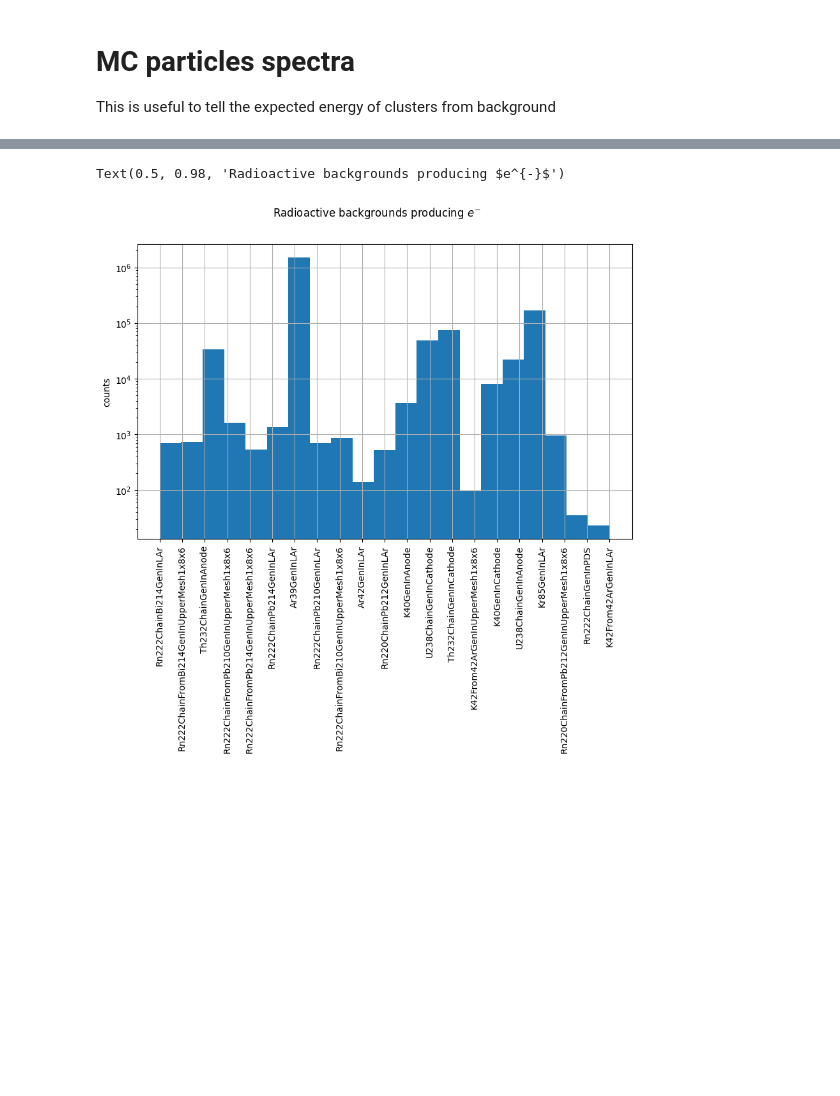
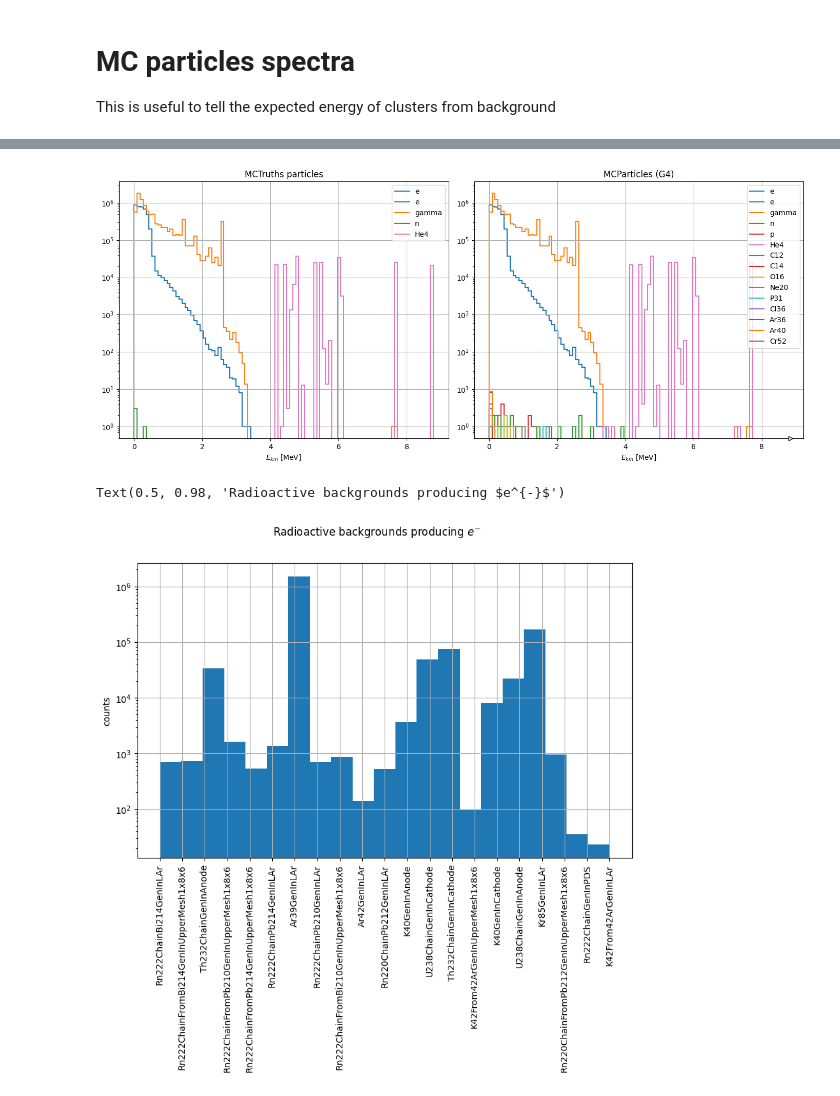
Before and after one commit to alessandrothea/tpvalidator, a Jupyter notebook: notebooks/studies/VDBackgroundMontecarlo_1x8x14.ipynb, the cells around one changed output, grey strips where cells are left out. Saved outputs shown, nothing was run; the diff lists cells and outputs as text; code cells hidden in the pictures; blank space fills up the shorter version.

```diff
--- a/notebooks/studies/VDBackgroundMontecarlo_1x8x14.ipynb
+++ b/notebooks/studies/VDBackgroundMontecarlo_1x8x14.ipynb
@@ -245,3 +188,7 @@ fig.tight_layout()
+# %%
+fig = mcp.plot_ke_spectra_by_pdg()
+# %% [output]
+[figure, added]
 # %%
 fig, ax = plt.subplots(figsize=(10,6))
 n_bins = datasets['radiols'].mctruths.query("pdg == 11").generator_name.nunique()
```
Also changed, not shown: parts of 18 cells of this notebook, 3 other files.
